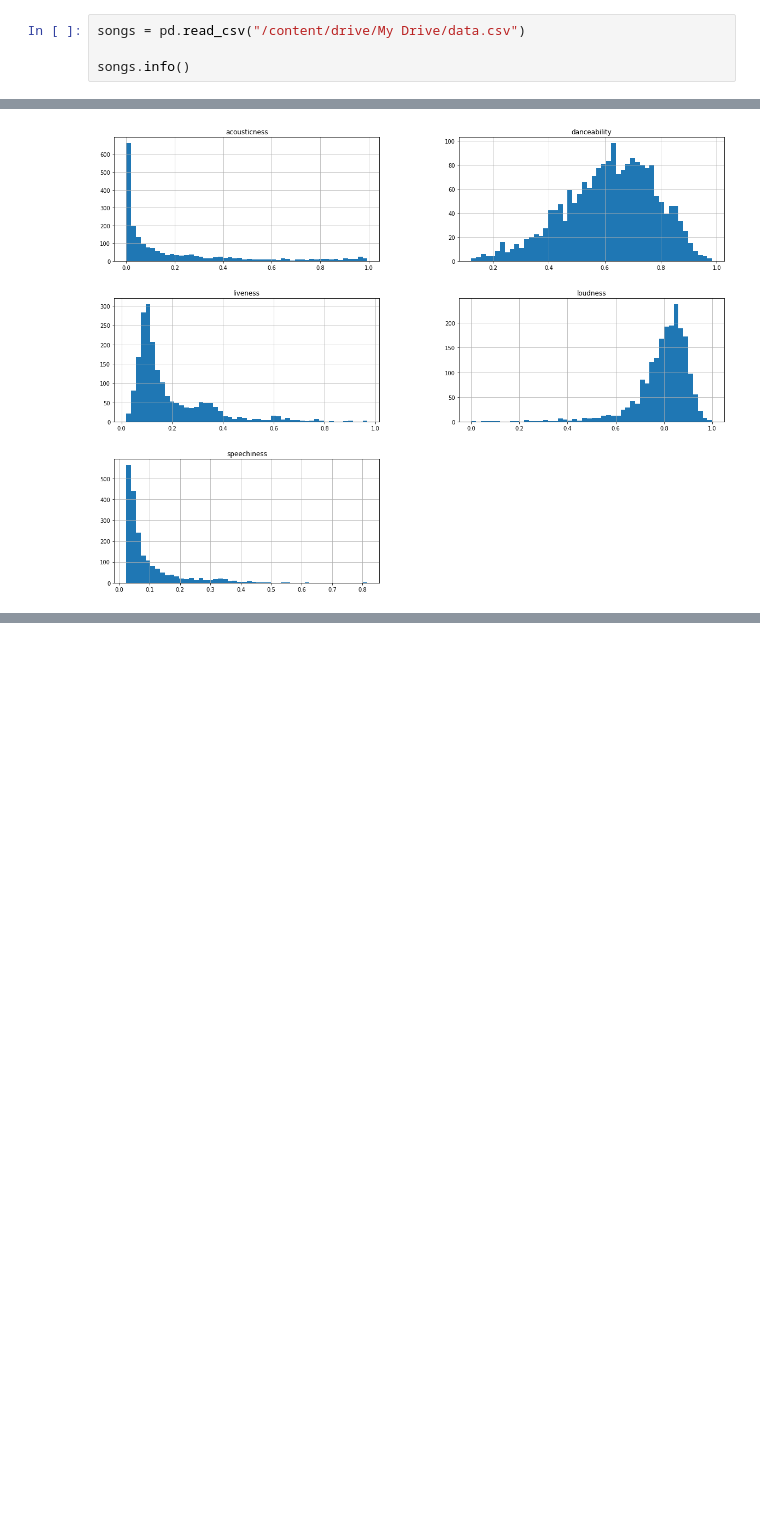
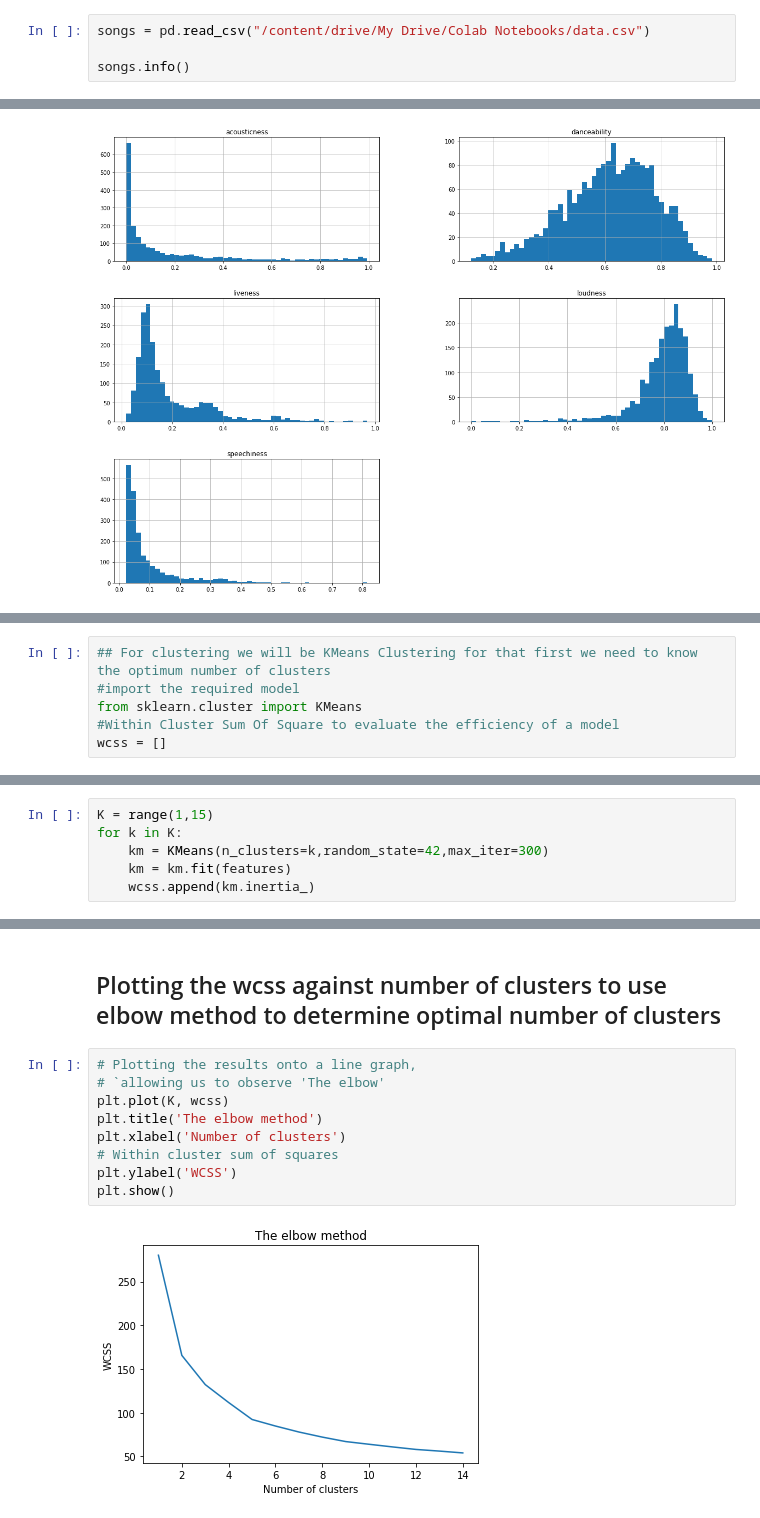
Before and after one commit to Devanshi-123/Mood-Detection, a Jupyter notebook: Mood_Prediction.ipynb, the cells around one changed output, grey strips where cells are left out. Drawn from its saved outputs; the diff is of its cells as text; blank space fills up the shorter version.

Commit message:
finding optimum number of clusters

```diff
--- a/Mood_Prediction.ipynb
+++ b/Mood_Prediction.ipynb
@@ -27,7 +27,7 @@ import warnings
 # %% [markdown]
 ## Importing the dataset
 # %%
-songs = pd.read_csv("/content/drive/My Drive/data.csv")
+songs = pd.read_csv("/content/drive/My Drive/Colab Notebooks/data.csv")
 
 songs.info()
 # %% [output]
@@ -186,0 +180,6 @@ array([[<matplotlib.axes._subplots.AxesSubplot object at 0x...>,
+# %%
+## For clustering we will be KMeans Clustering for that first we need to know the optimum number of clusters
+#import the required model
+from sklearn.cluster import KMeans
+#Within Cluster Sum Of Square to evaluate the efficiency of a model
+wcss = []
@@ -186,0 +188,6 @@ array([[<matplotlib.axes._subplots.AxesSubplot object at 0x...>,
+# %%
+K = range(1,15)
+for k in K:
+    km = KMeans(n_clusters=k,random_state=42,max_iter=300)
+    km = km.fit(features)
+    wcss.append(km.inertia_)
@@ -186,0 +218,13 @@ array([[<matplotlib.axes._subplots.AxesSubplot object at 0x...>,
+# %% [markdown]
+## Plotting the wcss against number of clusters to use elbow method to determine optimal number of clusters
+# %%
+# Plotting the results onto a line graph,
+# `allowing us to observe 'The elbow'
+plt.plot(K, wcss)
+plt.title('The elbow method')
+plt.xlabel('Number of clusters')
+# Within cluster sum of squares
+plt.ylabel('WCSS')
+plt.show()
+# %% [output]
+[figure, added]
```
Also changed, not shown: parts of 13 cells of this notebook.
